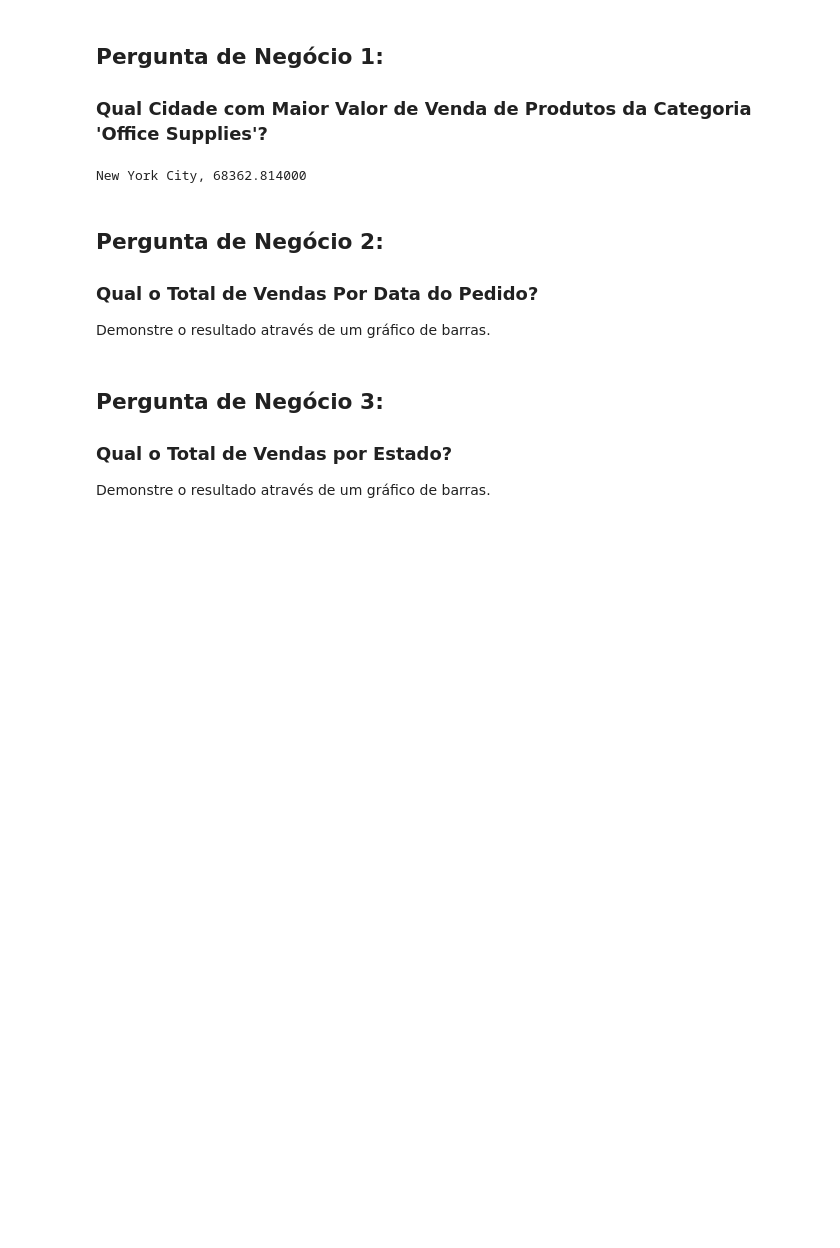
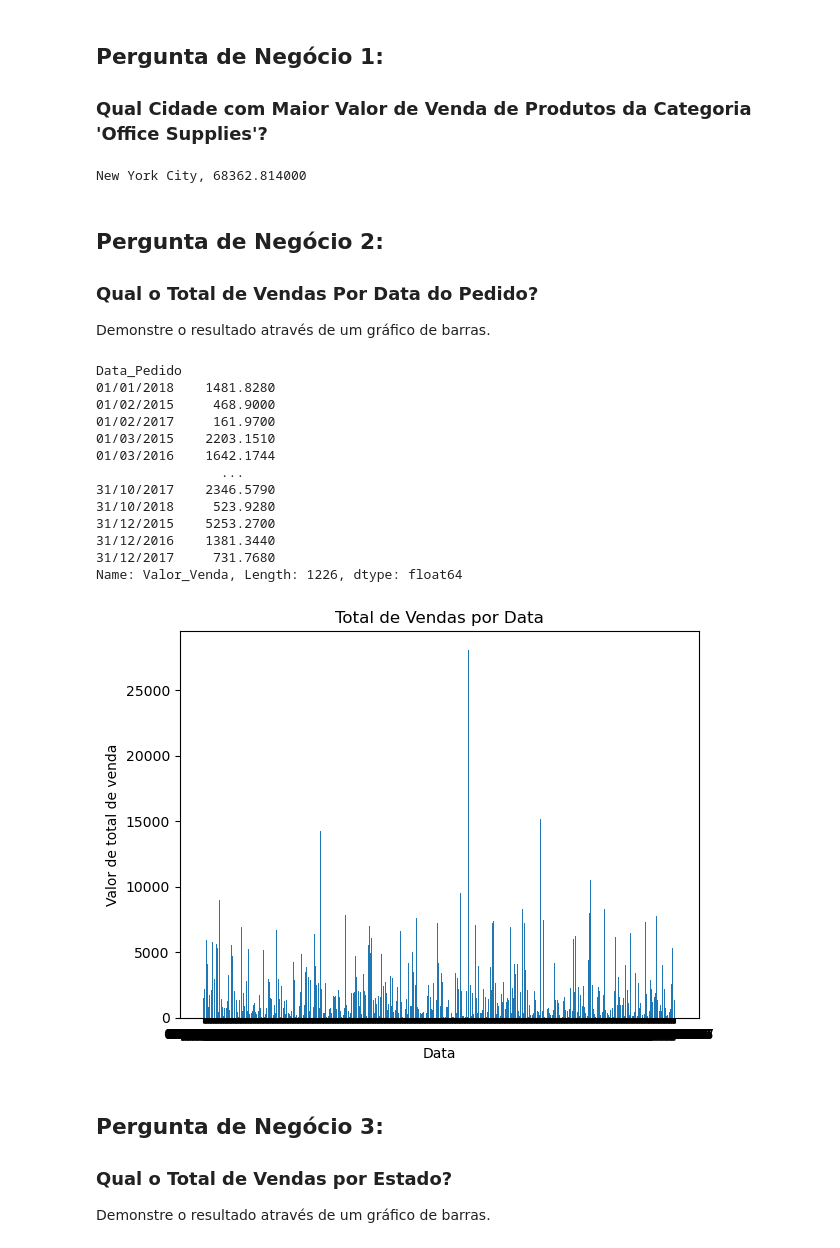
Before and after one commit to Erickkoll/Python_Fundamentos_DSA, a Jupyter notebook: Cap13/Projeto2-Perguntas.ipynb, the cells around one changed output. Saved outputs shown, nothing was run; the diff lists cells and outputs as text; code cells hidden in the pictures; blank space fills up the shorter version.

```diff
--- a/Cap13/Projeto2-Perguntas.ipynb
+++ b/Cap13/Projeto2-Perguntas.ipynb
@@ -136,6 +136,31 @@ New York City, 68362.814000
 ### Qual o Total de Vendas Por Data do Pedido?
 
 Demonstre o resultado através de um gráfico de barras.
+# %%
+vendas_data = df_dsa.groupby('Data_Pedido')['Valor_Venda'].sum()
+print(vendas_data)
+
+plt.bar(vendas_data.index, vendas_data.values)
+plt.xlabel('Data')
+plt.ylabel('Valor de total de venda')
+plt.title('Total de Vendas por Data')
+plt.tight_layout()
+plt.show()
+# %% [output]
+Data_Pedido
+01/01/2018    1481.8280
+01/02/2015     468.9000
+01/02/2017     161.9700
+01/03/2015    2203.1510
+01/03/2016    1642.1744
+                ...
+31/10/2017    2346.5790
+31/10/2018     523.9280
+31/12/2015    5253.2700
+31/12/2016    1381.3440
+31/12/2017     731.7680
+Name: Valor_Venda, Length: 1226, dtype: float64
+[figure, added]
 # %% [markdown]
 ## Pergunta de Negócio 3:
 
```
Also changed, not shown: parts of 2 cells of this notebook.
